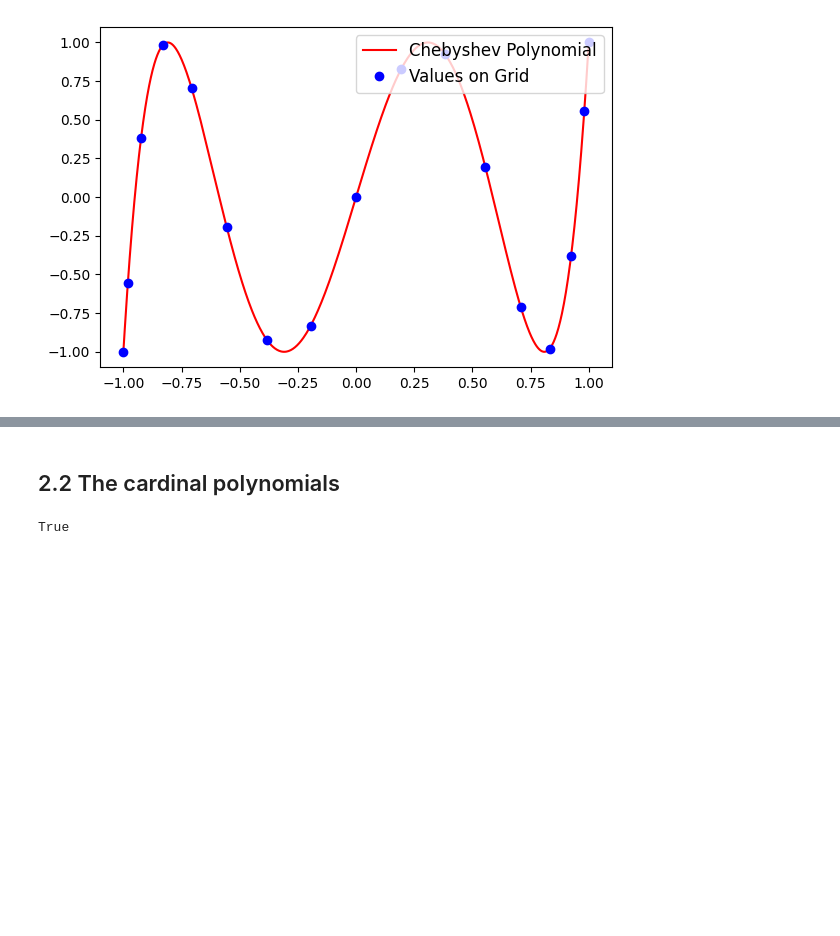
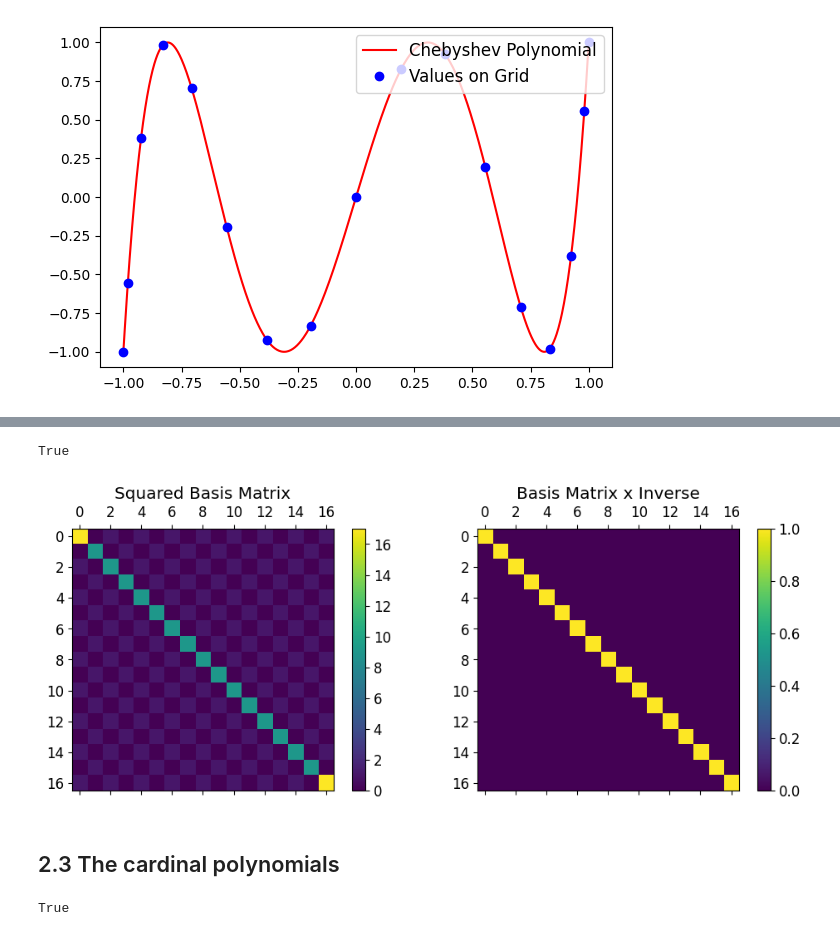
Before and after one commit to raimonluna/LecturesOnSpectralMethods, a Jupyter notebook: Lecture2_ChebyshevSpectralGrid.ipynb, the cells around one changed output, grey strips where cells are left out. Drawn from its saved outputs; the diff is of its cells as text; code cells hidden in the pictures; blank space fills up the shorter version.

```diff
--- a/Lecture2_ChebyshevSpectralGrid.ipynb
+++ b/Lecture2_ChebyshevSpectralGrid.ipynb
@@ -46,4 +66,30 @@ plt.tight_layout()
+# %%
+c = 1 + (col % N == 0)
+c = 2 / (c.T @ c)
+spectral_basis_inv = spectral_basis * (c / N)
+
+print(is_the_same(spectral_basis_inv, inv(spectral_basis)))
+
+################################################################################
+################################ PLOTTING PART #################################
+################################################################################
+fig, ax = plt.subplots(1,2, figsize = (10, 4));
+plt.rc('font', size = 12)
+
+ax[0].set_title('Squared Basis Matrix')
+pt0 = ax[0].matshow(spectral_basis @ spectral_basis)
+plt.colorbar(pt0, ax = ax[0])
+
+ax[1].set_title('Basis Matrix x Inverse')
+pt1 = ax[1].matshow(spectral_basis @ spectral_basis_inv)
+plt.colorbar(pt1, ax = ax[1])
+
+plt.tight_layout()
+################################################################################
+# %% [output]
+True
+[figure, added]
 # %% [markdown]
-## 2.2  The cardinal polynomials
+## 2.3  The cardinal polynomials
 # %%
 n = 10
```
Also changed, not shown: parts of 7 cells of this notebook, 4 other files.
